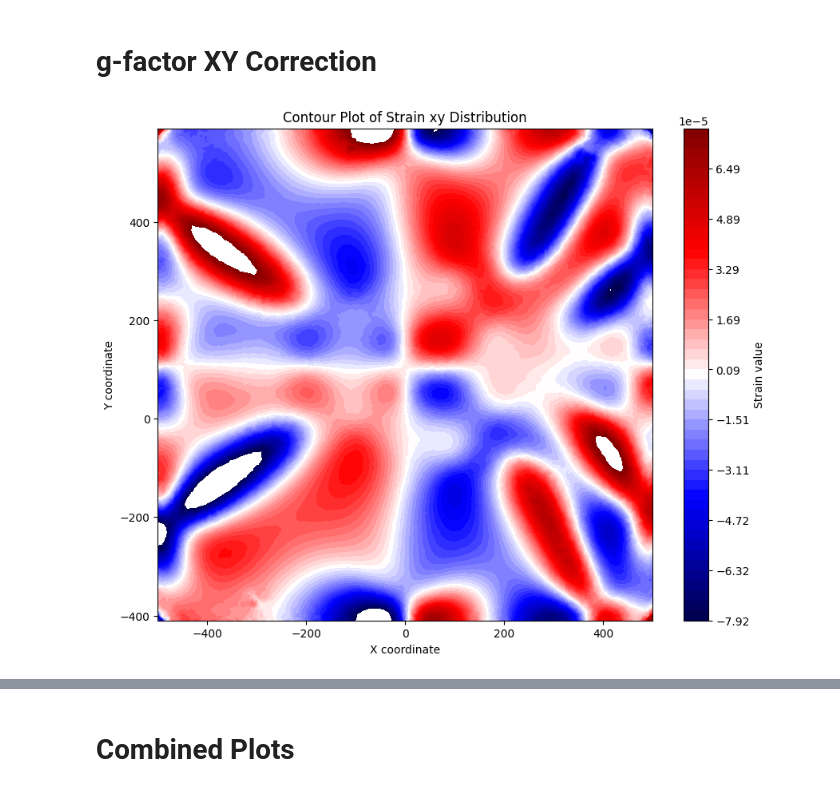
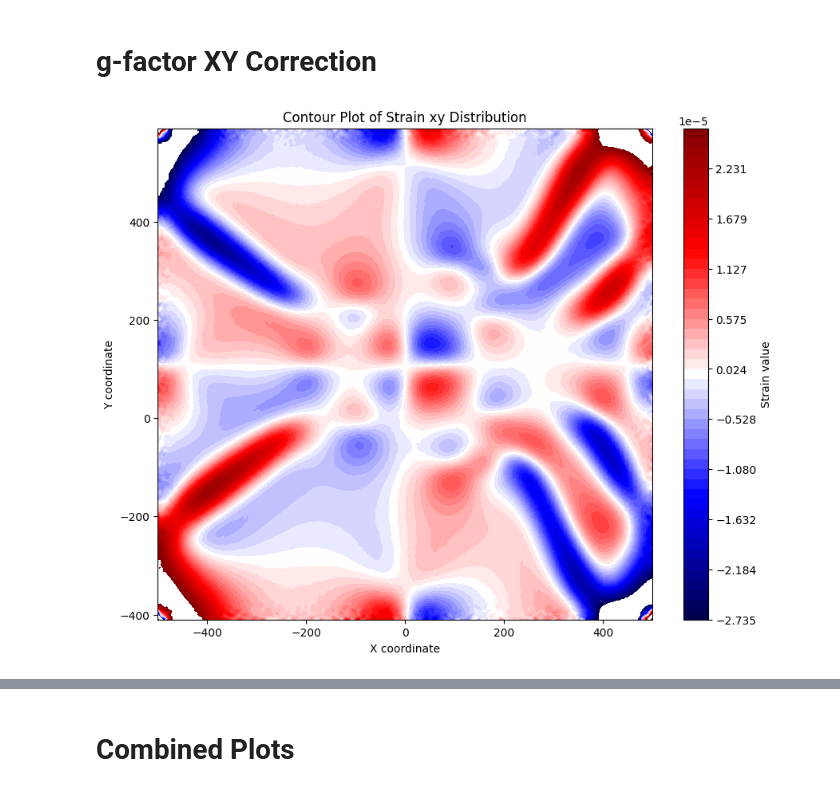
Before and after one commit to lucaniu2003/Quantum-Dot-g-Factor-Simulation-with-FEniCS, a Jupyter notebook: Data Analysis.ipynb, the cells around one changed output, grey strips where cells are left out. Cells and saved outputs as stored; diff of their text form; code cells hidden in the pictures.

```diff
--- a/Data Analysis.ipynb
+++ b/Data Analysis.ipynb
@@ -255,7 +252,7 @@ plt.show()
 # g-factor XY Correction
 # %%
 # Load the data
-strain_xy = pd.read_csv("/content/drive/MyDrive/Jiang Lab/Rooney Paper Sim/Au Result 1/strain_xy data.csv")
+strain_xy = pd.read_csv("/content/drive/MyDrive/Jiang Lab/Rooney Paper Sim/Low Temp Result 2/strain_xy data.csv")
 
 # Extract unique x and y coordinates
 x_unique = np.sort(strain_xy['x'].unique())
@@ -263,28 +260,27 @@ y_unique = np.sort(strain_xy['y'].unique())
 # %%
 # Create a grid for x and y coordinates
 X, Y = np.meshgrid(x_unique, y_unique)
 
 # Map strain values onto the grid
 # Ensure the data is sorted by 'y' then 'x' to match the meshgrid orientation
 data_sorted = strain_xy.sort_values(by=['y', 'x'])
 Z = data_sorted['strain_value'].values.reshape(X.shape)
 
 # Calculate percentiles to focus on the core distribution
-percent_xy = [1, 99]
-start_value = np.percentile(Z, percent_xy[0])  # 10th percentile
-end_value = np.percentile(Z, percent_xy[1])    # 90th percentile
+start_value = np.percentile(Z, 1)  # 10th percentile
+end_value = np.percentile(Z, 99)    # 90th percentile
 
 levels = np.linspace(start_value, end_value, 50)
 
 plt.figure(figsize=(10, 8))
 contour = plt.contourf(X, Y, Z, levels=levels, cmap='seismic')
 plt.colorbar(contour, label='Strain value')
 plt.title('Contour Plot of Strain xy Distribution')
 plt.xlabel('X coordinate')
 plt.ylabel('Y coordinate')
 plt.show()
 # %% [output]
-[figure, old version]
+[figure, new version]
 # %%
 # Input constants used in g_xy correction
 # For Ge, we have the following:
```
Also changed, not shown: parts of 14 cells of this notebook, 4 other files.
